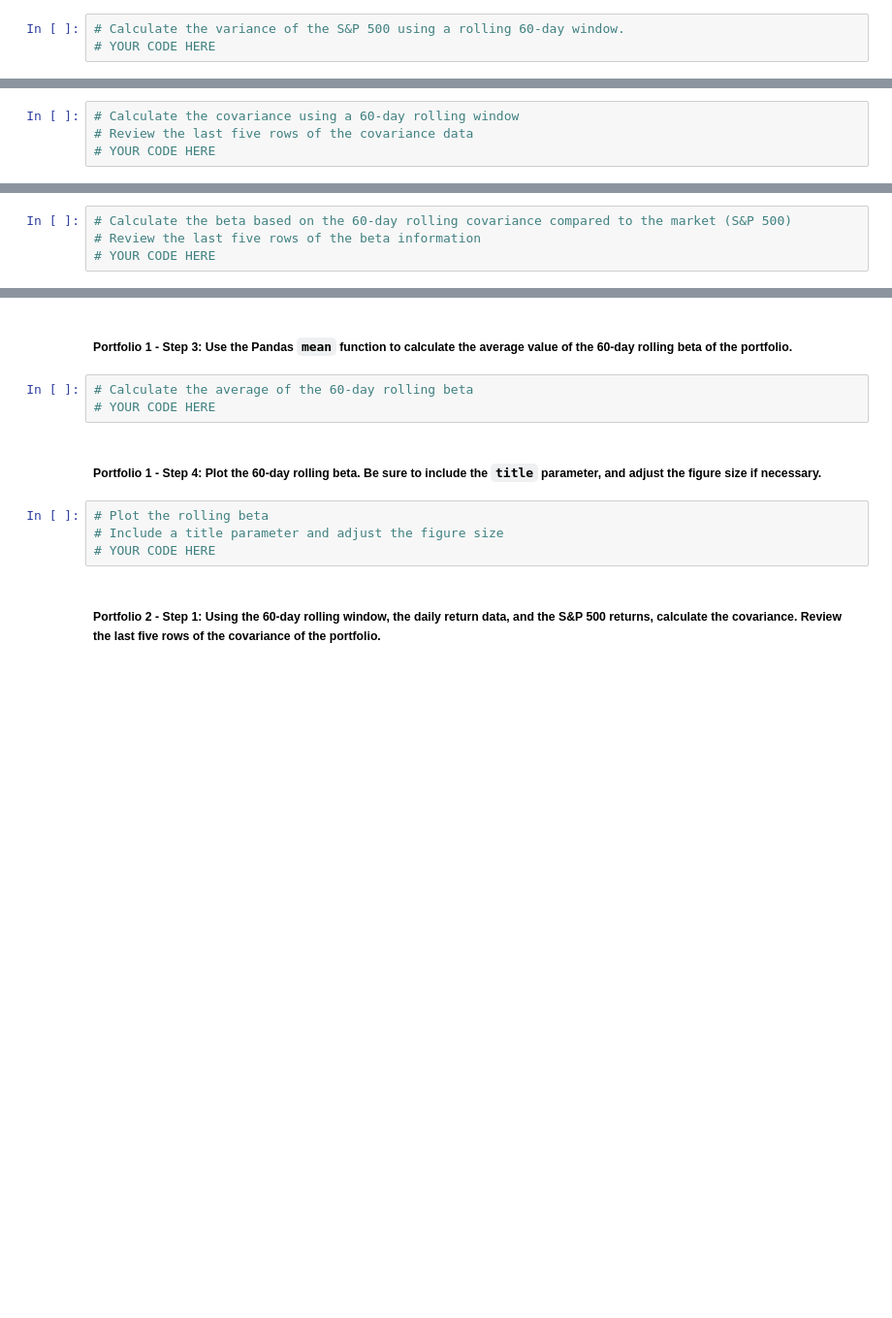
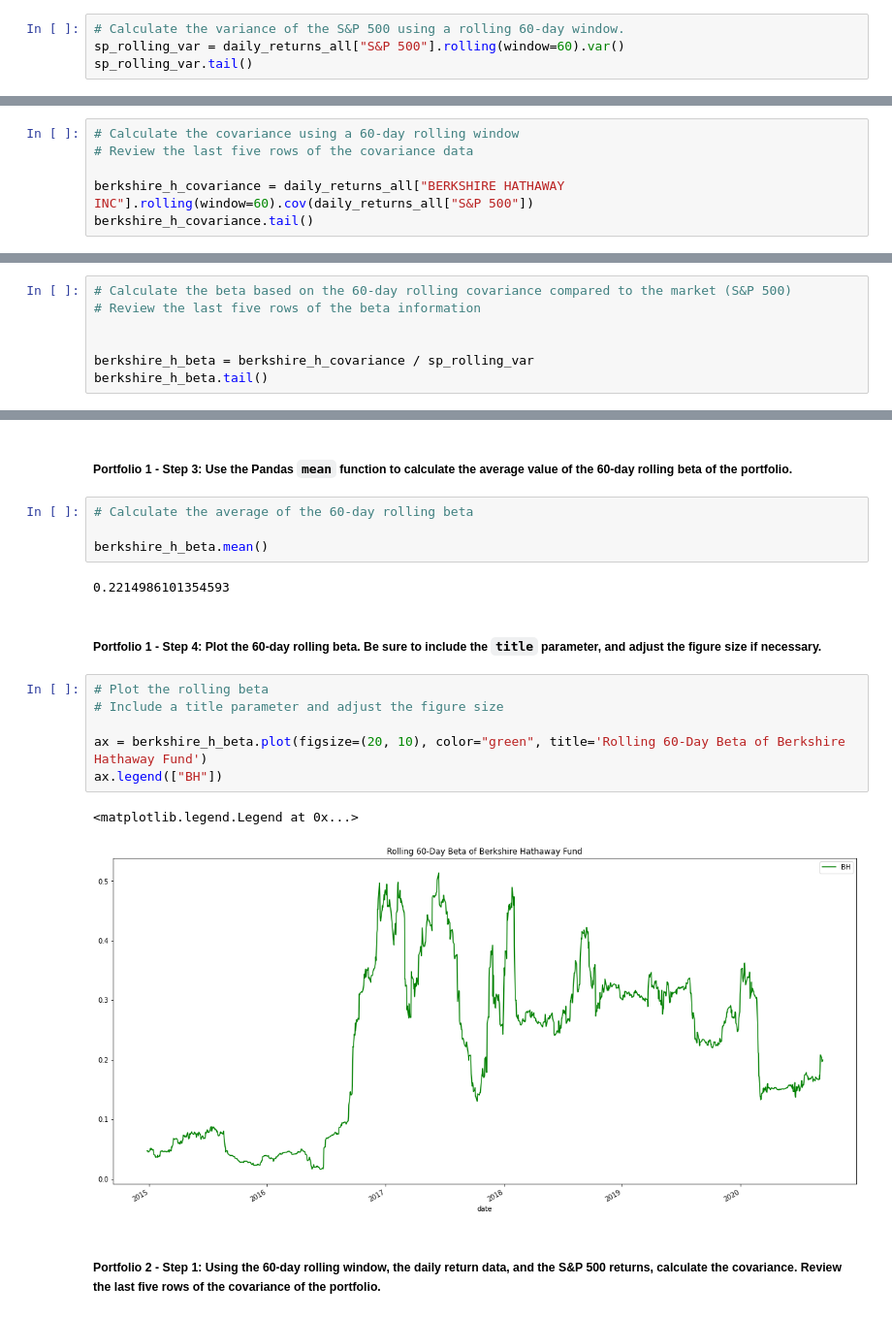
Before and after one commit to jojomani/Whale_RiskReturn_Analysis, a Jupyter notebook: risk_return_analysis.ipynb, the cells around one changed output, grey strips where cells are left out. Shown at 97% size. Saved outputs shown, nothing was run; the diff lists cells and outputs as text; blank space fills up the shorter version.

```diff
--- a/risk_return_analysis.ipynb
+++ b/risk_return_analysis.ipynb
@@ -273,4 +273,5 @@ Your analysis is nearing completion. Now, you need to evaluate how the portfolio
 #### Use the Pandas `var` function to calculate the variance of the S&P 500 by using a 60-day rolling window. Visualize the last five rows of the variance of the S&P 500.
 # %%
 # Calculate the variance of the S&P 500 using a rolling 60-day window.
-# YOUR CODE HERE
+sp_rolling_var = daily_returns_all["S&P 500"].rolling(window=60).var()
+sp_rolling_var.tail()
@@ -289,4 +298,6 @@ Your analysis is nearing completion. Now, you need to evaluate how the portfolio
 # %%
 # Calculate the covariance using a 60-day rolling window
 # Review the last five rows of the covariance data
-# YOUR CODE HERE
+
+berkshire_h_covariance = daily_returns_all["BERKSHIRE HATHAWAY INC"].rolling(window=60).cov(daily_returns_all["S&P 500"])
+berkshire_h_covariance.tail()
@@ -295,4 +314,7 @@ Your analysis is nearing completion. Now, you need to evaluate how the portfolio
 # %%
 # Calculate the beta based on the 60-day rolling covariance compared to the market (S&P 500)
 # Review the last five rows of the beta information
-# YOUR CODE HERE
+
+
+berkshire_h_beta = berkshire_h_covariance / sp_rolling_var
+berkshire_h_beta.tail()
@@ -300,13 +330,21 @@ Your analysis is nearing completion. Now, you need to evaluate how the portfolio
 ##### Portfolio 1 - Step 3: Use the Pandas `mean` function to calculate the average value of the 60-day rolling beta of the portfolio.
 # %%
 # Calculate the average of the 60-day rolling beta
-# YOUR CODE HERE
+
+berkshire_h_beta.mean()
+# %% [output]
+0.2214986101354593
 # %% [markdown]
 ##### Portfolio 1 - Step 4: Plot the 60-day rolling beta. Be sure to include the `title` parameter, and adjust the figure size if necessary.
 # %%
 # Plot the rolling beta
 # Include a title parameter and adjust the figure size
-# YOUR CODE HERE
+
+ax = berkshire_h_beta.plot(figsize=(20, 10), color="green", title='Rolling 60-Day Beta of Berkshire Hathaway Fund')
+ax.legend(["BH"])
+# %% [output]
+<matplotlib.legend.Legend at 0x...>
+[figure, added]
 # %% [markdown]
 ##### Portfolio 2 - Step 1: Using the 60-day rolling window, the daily return data, and the S&P 500 returns, calculate the covariance. Review the last five rows of the covariance of the portfolio.
 # %%
```
Also changed, not shown: parts of 9 cells of this notebook.
